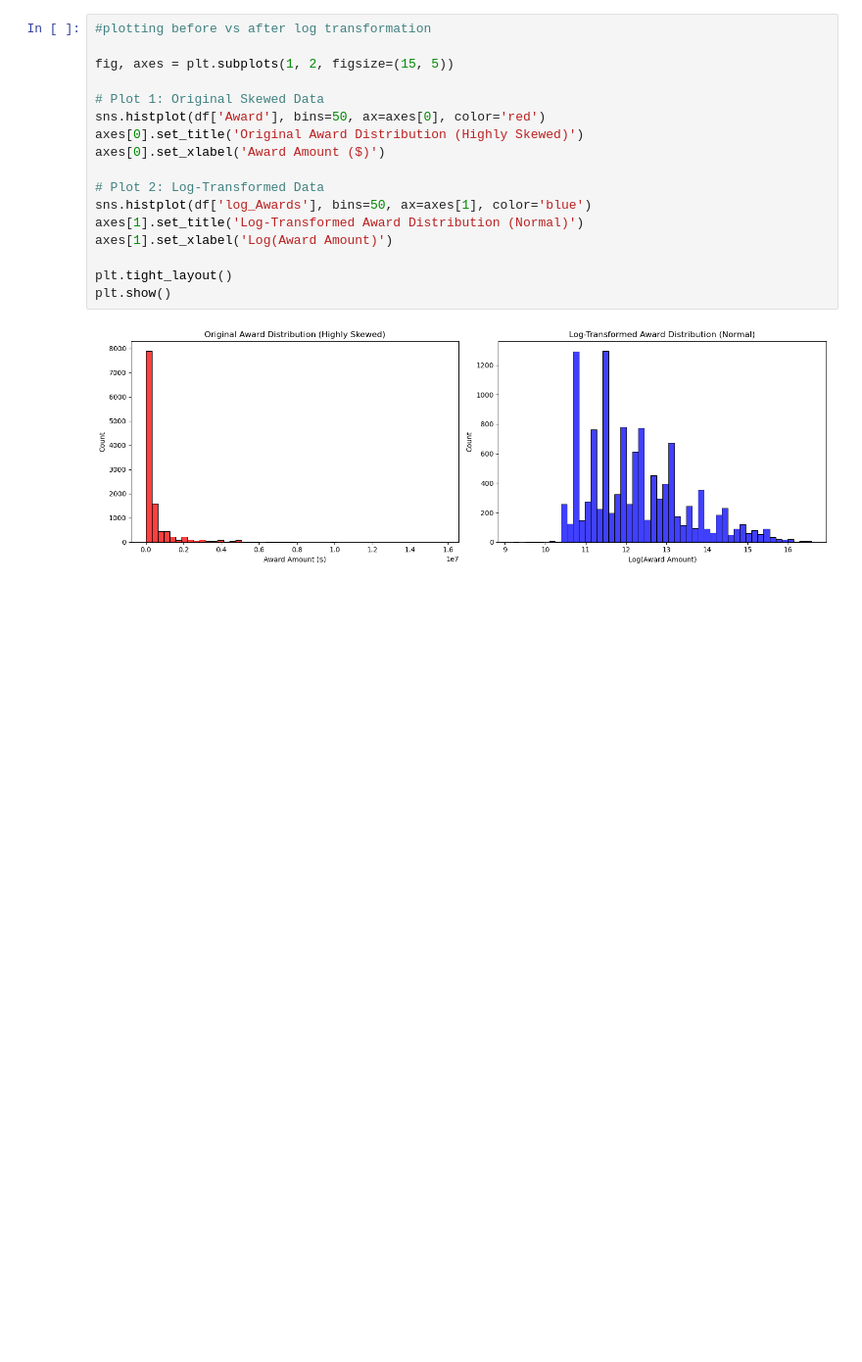
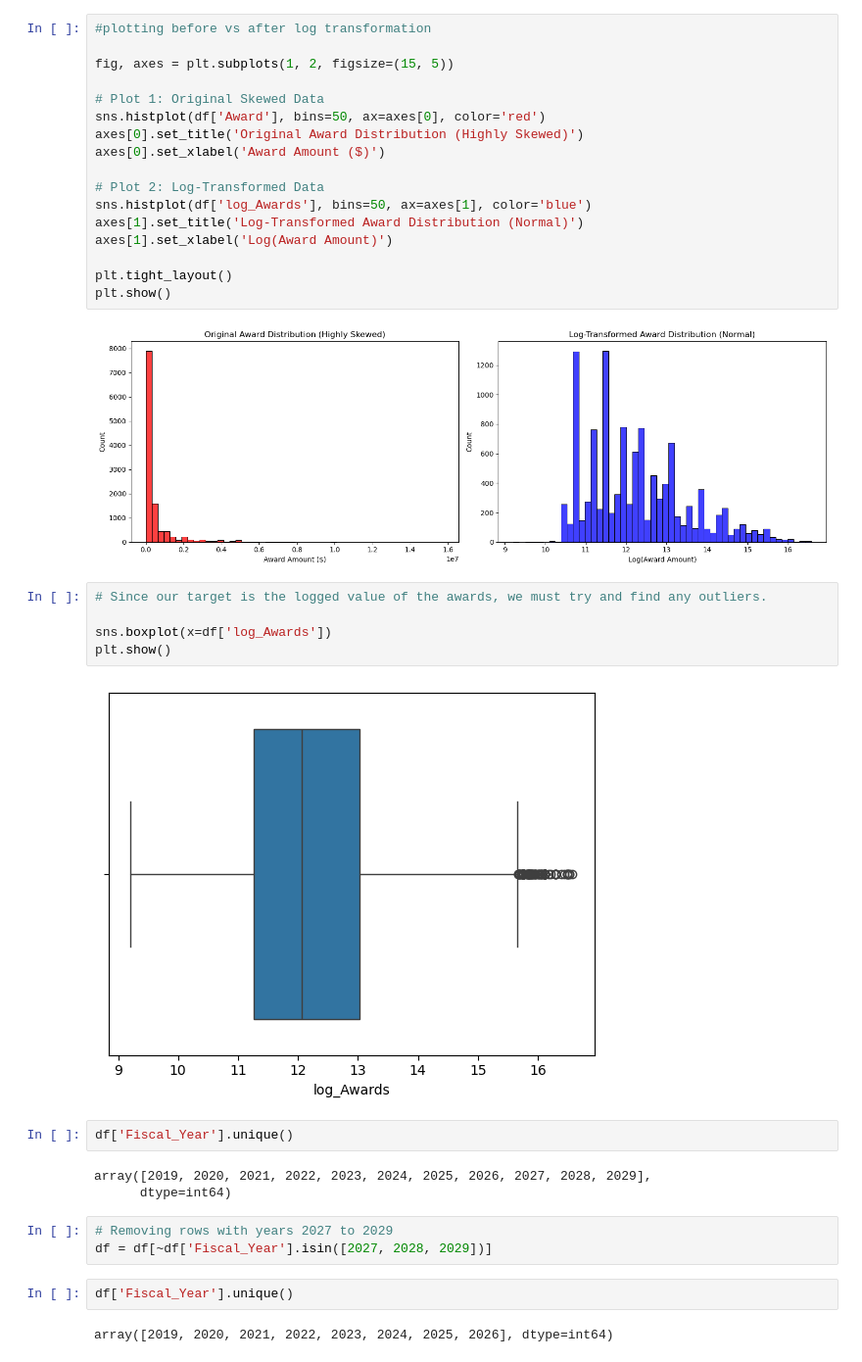
Before and after one commit to powerpetch/ML_project, a Jupyter notebook: reg_note.ipynb, the cells around one changed output. Shown at 98% size. Drawn from its saved outputs; the diff is of its cells as text; blank space fills up the shorter version.

```diff
--- a/reg_note.ipynb
+++ b/reg_note.ipynb
@@ -70,3 +82,22 @@ plt.tight_layout()
 plt.show()
 # %% [output]
 [figure]
+# %%
+# Since our target is the logged value of the awards, we must try and find any outliers.
+
+sns.boxplot(x=df['log_Awards'])
+plt.show()
+# %% [output]
+[figure, added]
+# %%
+df['Fiscal_Year'].unique()
+# %% [output]
+array([2019, 2020, 2021, 2022, 2023, 2024, 2025, 2026, 2027, 2028, 2029],
+      dtype=int64)
+# %%
+# Removing rows with years 2027 to 2029
+df = df[~df['Fiscal_Year'].isin([2027, 2028, 2029])]
+# %%
+df['Fiscal_Year'].unique()
+# %% [output]
+array([2019, 2020, 2021, 2022, 2023, 2024, 2025, 2026], dtype=int64)
```
Also changed, not shown: parts of 65 cells of this notebook, 3 other files.
